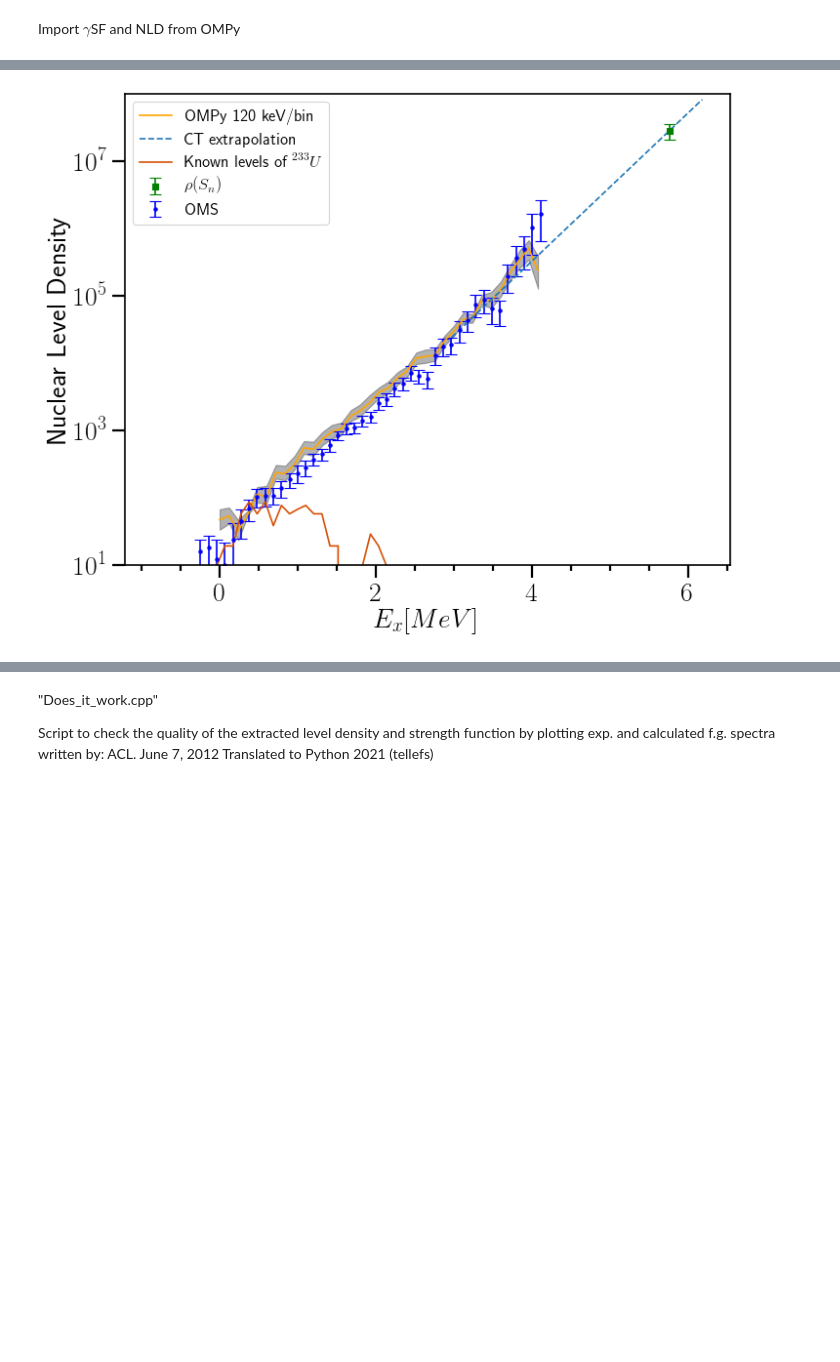
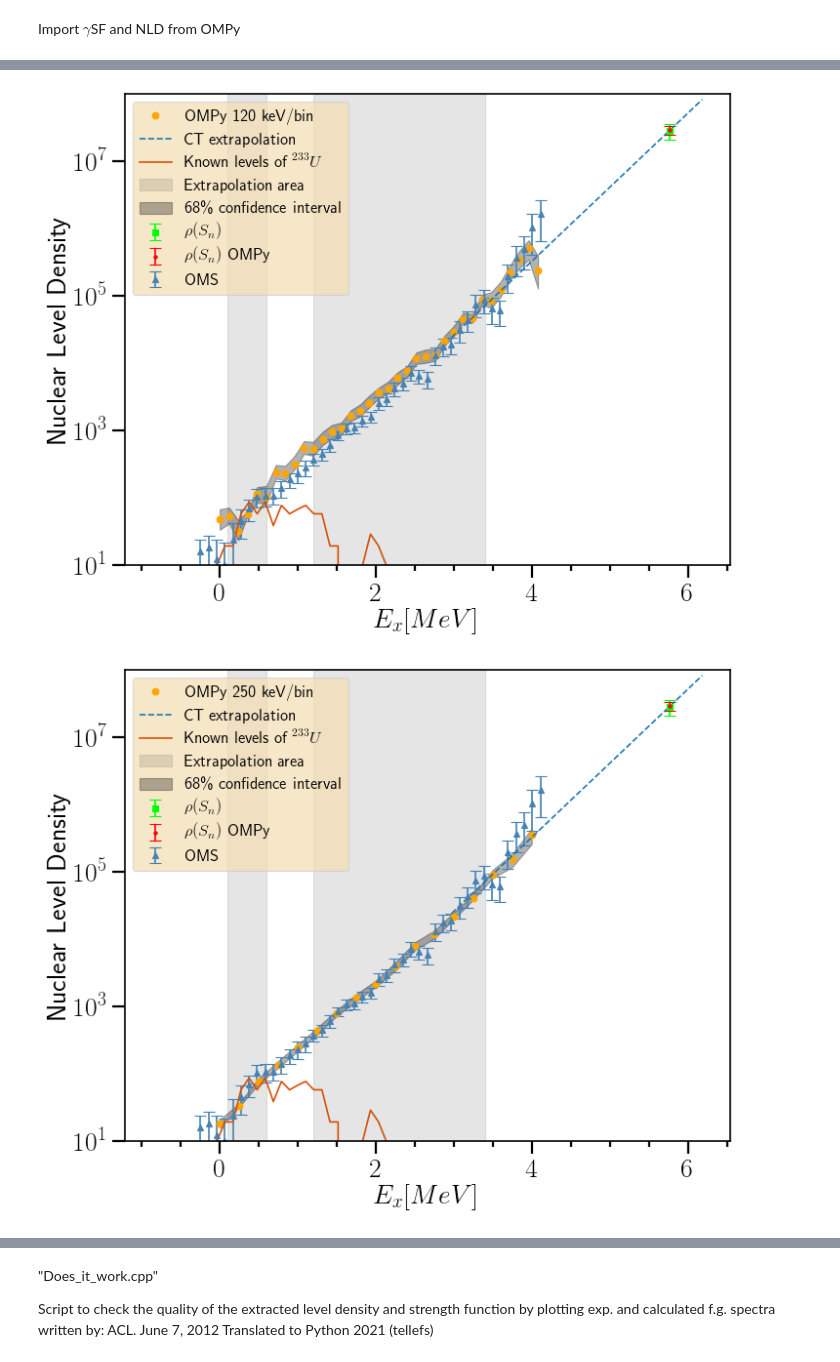
Before and after one commit to tellefs/MasterThesis, a Jupyter notebook: comparing.ipynb, the cells around one changed output, grey strips where cells are left out. Drawn from its saved outputs; the diff is of its cells as text; code cells hidden in the pictures; blank space fills up the shorter version.

```diff
--- a/comparing.ipynb
+++ b/comparing.ipynb
@@ -36,7 +38,7 @@ plt.rcParams['text.usetex'] = True
 Import $\gamma$SF and NLD from Oslo Method Software
 # %%
 #reading files
-OMS_path = 'analysis/OMS/02_FEB/'
+OMS_path = 'analysis/OMS/04_FEB/'
 #OMS_path = 'analysis/OMS/29_JAN_2/'
 
 #My normalization
@@ -194,37 +159,54 @@ plot_gsf_OMPy_vs_OMS('02-04_17:11:09', ax)
 # %%
 def plot_nld_OMPy_vs_OMS(datetime, ax_nld):
-    [energy, median, error_upper, error_lower] = read_OMPy(datetime)[1]
+
+    #normalization areas for nld
+    nldnorm_low = [0.1, 0.6]
+    nldnorm_high = [1.2,3.4]
+
+    ax_nld.fill_between(nldnorm_low, [1e8,1e8], [0,0], color='black', alpha=0.1, label='Extrapolation area')
+    ax_nld.fill_between(nldnorm_high, [1e8,1e8], [0,0], color='black', alpha=0.1)
+
+
+    [energy, median, error_upper, error_lower, error, rhoSn_OMPy, rhoSn_err_OMPy] = read_OMPy(datetime)[1]
 
     #plotting neutron separation energy
-    ax_nld.errorbar(x=Sn, y=rhoSn, yerr=rhoSn_error, marker='s', linestyle='', label='$\\rho(S_n)$', color='green')
+    ax_nld.errorbar(x=Sn, y=rhoSn, yerr=rhoSn_error, marker='s', linestyle='', label='$\\rho(S_n)$', color='lime')
+    ax_nld.errorbar(x=Sn, y=rhoSn_OMPy, yerr=rhoSn_err_OMPy, marker='.', linestyle='', label='$\\rho(S_n)$ OMPy', color='red')
+
 
     #plotting OMS nld
     ax_nld.errorbar(x=energy_nld_OMS[:len(nld_OMS)], y=nld_OMS, yerr=nld_OMS_error,
-                    marker='.', linestyle='', label='OMS', color='blue')
+                marker='^', linestyle='', label='OMS', color='steelblue')
 
     #plotting OMPy nld
-    ax_nld.fill_between(energy, error_upper, error_lower, color='black', alpha=0.3)
-    ax_nld.plot(energy, median, color='orange', label = 'OMPy %.0i keV/bin'%check_kevperbin(energy))
+    ax_nld.fill_between(energy, error_upper, error_lower, color='black', alpha=0.3, label='68\% confidence interval')
+    ax_nld.plot(energy, median, marker='o', linestyle='', color='orange', label = 'OMPy %.0i keV/bin'%check_kevperbin(energy))
 
 
     #plotting CT extrapolation from OMS
     ax_nld.plot(energy_nld_OMS[n0_CT:n1_CT], fermigas[n0_CT:n1_CT], linestyle='--', label='CT extrapolation')
 
     #plotting discrete levels
     ax_nld.plot(energy_nld_OMS[:len(discrete_levels)], discrete_levels, color="#D65108", label='Known levels of $^{233}U$')
 
 
     #NLD axis settings
     ax_nld.set_xlabel('$E_x[MeV]$')
     ax_nld.set_ylabel('Nuclear Level Density')
-    ax_nld.legend(fontsize=15)
+    ax_nld.legend(fontsize=15, facecolor='wheat', framealpha=0.7)
     ax_nld.set_yscale('log')
     ax_nld.yaxis.set_minor_locator(AutoMinorLocator())
     ax_nld.xaxis.set_minor_locator(AutoMinorLocator())
     ax_nld.set_ylim(1e1, 1e8)
 
-
 fig, ax = plt.subplots()
 plot_nld_OMPy_vs_OMS('02-04_17:11:09', ax)
+fig, ax = plt.subplots()
+plot_nld_OMPy_vs_OMS('02-04_22:42:51', ax)
+fig, ax = plt.subplots()
+plot_nld_OMPy_vs_OMS('02-04_15:39:51', ax)
+fig, ax = plt.subplots()
+plot_nld_OMPy_vs_OMS('02-08_09:57:20', ax)
 # %% [output]
-[figure, old version]
+[figure, new version]
+[figure, added]
```
Also changed, not shown: parts of 8 cells of this notebook, 3 other files.
